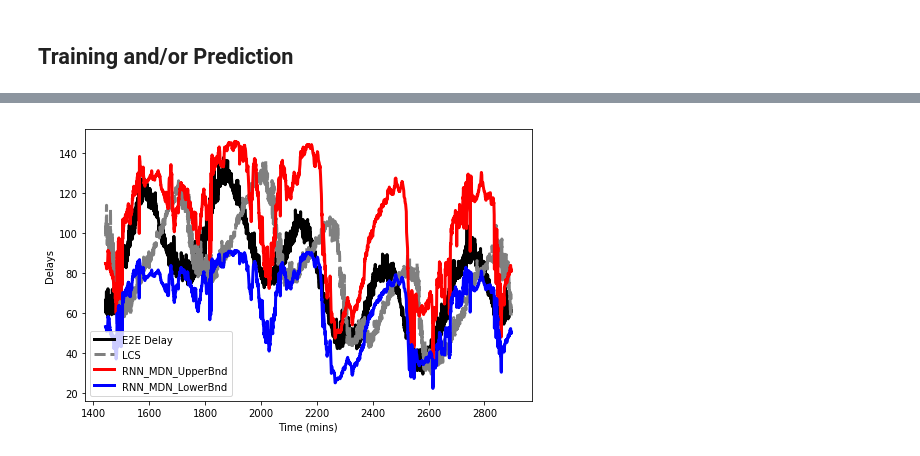
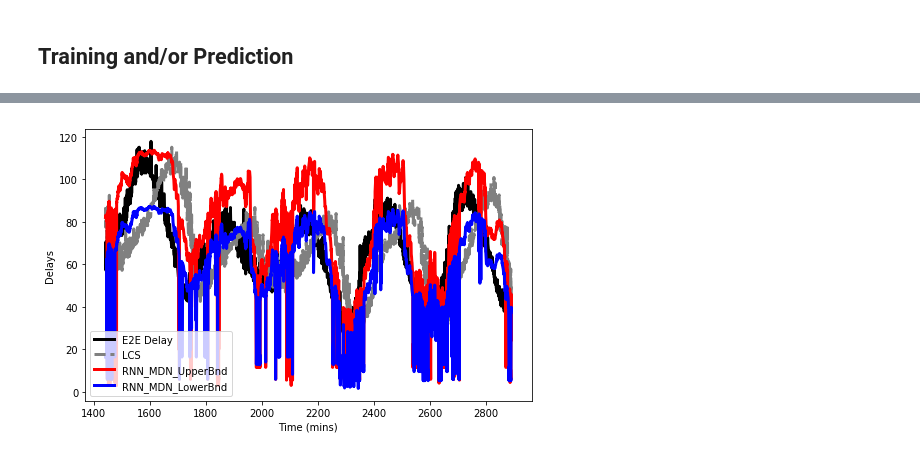
Before and after one commit to majidraeis/DelayDensityPrediction_MDN, a Jupyter notebook: MultiStageQueue.ipynb, the cells around one changed output, grey strips where cells are left out. Saved outputs shown, nothing was run; the diff lists cells and outputs as text; code cells hidden in the pictures.

```diff
--- a/MultiStageQueue.ipynb
+++ b/MultiStageQueue.ipynb
@@ -588,7 +615,7 @@ for learning_rate in learning_rate_range:
     if not os.path.exists(model_directory):
         os.makedirs(model_directory)
 
-    if learning:
+    if training:
         model = build_model(learning_rate)
         # Training
         # The patience parameter is the amount of epochs to check for improvement
@@ -688,14 +736,12 @@ class PrintDot(Callback):
 # %% [markdown]
 ## Initialization
 # %%
-learning = 0  # set to one(zero) for learning (prediction)
-ArrivalType = 'NonHomPoisson'
-ServiceType = 'logNorm'
-future_step = 1
+training = 1  # set to one(zero) for training (prediction)
+pred_step = 1
 hidden_units = 64
 batch_size = 256
 Epochs = 100
 
-directory = gdrive_dir + '/MultiStage/Queueing_RNN_pred/%s_%s/stepsAhead %d' % (ArrivalType, ServiceType, future_step)
+directory = gdrive_dir + '/MultiStage/Queueing_RNN_pred/%s_%s/stepsAhead %d' % (ArrivalType, ServiceType, pred_step)
 if not os.path.exists(directory):
     os.makedirs(directory)
@@ -704,4 +799,20 @@ if not os.path.exists(directory):
 # %%
+# Shuffle the Dataset set
+totSamples = np.shape(dataSet)[0]
+order = np.argsort(np.random.random(totSamples))
+dataSet = dataSet[order]
+
+train_data = dataSet[:, :-1]
+train_labels = dataSet[:, -1]
+test_data = testdata[:, :-1]
+test_labels = testdata[:, -1]
+
+# Normalizing Features
+mean = train_data.mean(axis=0)
+std = train_data.std(axis=0)
+train_data = (train_data - mean) / std
+test_data = (test_data - mean) / std
+samplePath_inp = (samplePath[:, :-1] - mean) / std
 k = 0
 train_err = []
 val_err = []
@@ -710,14 +821,14 @@ for learning_rate in learning_rate_range:
     if not os.path.exists(model_directory):
         os.makedirs(model_directory)
 
-    if learning:
+    if training:
         model_RNN = build_RNN_model(hidden_units, delayHistLength, feature_num)
         # Training
         # The patience parameter is the amount of epochs to check for improvement
         early_stop = EarlyStopping(monitor='val_loss', patience=10)
         # Store training stats
         history = model_RNN.fit(train_data.reshape(-1, delayHistLength, feature_num), train_labels, epochs=Epochs,
-                            batch_size=batch_size, validation_split=0.1, verbose=0, callbacks=[PrintDot()])
+                                batch_size=batch_size, validation_split=0.1, verbose=0, callbacks=[PrintDot()])
 
         # serialize model to JSON
         model_json = model_RNN.to_json()
@@ -1003,19 +1129,19 @@ def build_RNN_MDN_model(output_dim, num_mixes, hidden_units, seq_len, feature_nu
 # %% [markdown]
 ## Initialization
 # %%
-learning = 0  # set to one(zero) for learning (prediction)
+training = 1  # set to one(zero) for training (prediction)
 num_mixes_range = np.arange(2, 3)
 hypParSet = []
 for num_mixes in num_mixes_range:
         hypParSet.append(num_mixes)
-future_step = 1
+pred_step = 1
 delayHistLength = 5
 hidden_units = 64
 output_dim = 1
 batch_size = 256
 Epochs = 100
 
-directory = gdrive_dir + '/MultiStage/Queueing_RNN_MDN/%s_%s/stepsAhead %d' % (ArrivalType, ServiceType, future_step)
+directory = gdrive_dir + '/MultiStage/Queueing_RNN_MDN/%s_%s/stepsAhead %d' % (ArrivalType, ServiceType, pred_step)
 if not os.path.exists(directory):
     os.makedirs(directory)
 # %% [markdown]
@@ -1148,28 +1272,28 @@ MSE_RNN_MDN: 144.6067, MSE_LCS: 656.5532
 # %%
 from scipy.optimize import fsolve
-P_ub = 0.9
-P_lb = 0.9
+P_ub = 0.8
+P_lb = 0.8
 samplePath_upperBnd = []
 samplePath_lowerBnd = []
 #     ------------------------------------PLOTTING BOUNDS FOR A SAMPLE PATH---------------------------------------------
 samplePath_pred_params = model_RNN_MDN.predict(samplePath_inp.reshape(-1, delayHistLength, feature_num))
 for i in range(np.shape(samplePath_pred_params)[0]):
   mixCDF_ub = lambda x: mixture_CDF(x, samplePath_pred_params[i:i+1],
                                     output_dim, num_mixes) - P_ub
   mixCDF_lb = lambda x: 1 - mixture_CDF(x, samplePath_pred_params[i:i+1],
                                     output_dim, num_mixes) - P_lb
   samplePath_upperBnd.append(fsolve(mixCDF_ub, 0.01))
   samplePath_lowerBnd.append(fsolve(mixCDF_lb, 0.01))
 
 
 fig = plt.figure(figsize=(8,5))
 plt.plot(Ta_samp, samplePath[:, -1], c='k', lw=3., label='E2E Delay')
 plt.plot(Ta_samp, Tot_LCS_sample[:, 0], c='0.5', lw=3., ls='--', label='LCS')
 plt.plot(Ta_samp, samplePath_upperBnd, c='r', lw=3., label='RNN_MDN_UpperBnd')
 plt.plot(Ta_samp, samplePath_lowerBnd, c='b', lw=3., label='RNN_MDN_LowerBnd')
 plt.legend()
 plt.xlabel('Time (mins)')
 plt.ylabel('Delays')
 plt.show()
 # %% [output]
-[figure, old version]
+[figure, new version]
```
Also changed, not shown: parts of 37 cells of this notebook.
